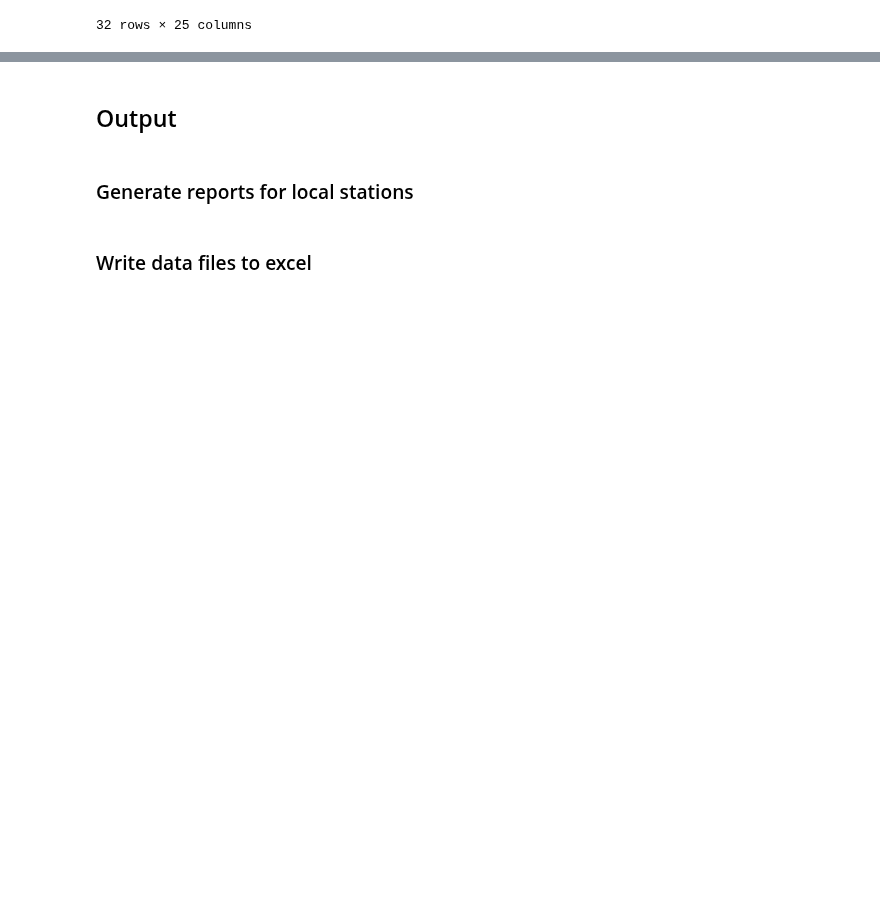
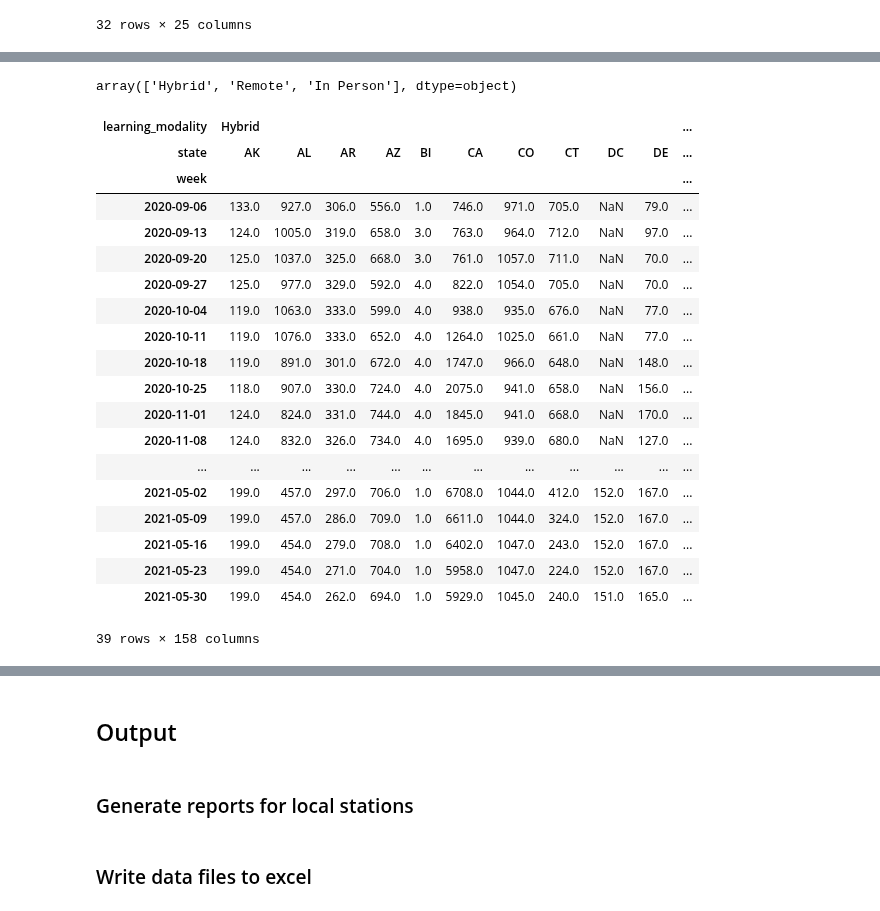
Before and after one commit to cbs-news-data/crdc-le-referral-data, a Jupyter notebook: notebooks/crdc_referrals_arrests/crdc_le_referrals_arrests.ipynb, the cells around one changed output, grey strips where cells are left out. Cells and saved outputs as stored; diff of their text form; code cells hidden in the pictures; blank space fills up the shorter version.

```diff
--- a/notebooks/crdc_referrals_arrests/crdc_le_referrals_arrests.ipynb
+++ b/notebooks/crdc_referrals_arrests/crdc_le_referrals_arrests.ipynb
@@ -525,0 +554,42 @@ df.query("LEA_STATE == 'TX' & total_arrests > 0")[["SCH_NAME", "total_enrollment
+# %%
+modality_df.learning_modality.unique()
+# %% [output]
+array(['Hybrid', 'Remote', 'In Person'], dtype=object)
+# %%
+weekly_modality_df = (
+    modality_df.pivot_table(
+    index="week",
+    columns=["learning_modality", "state"],
+    values="operational_schools",
+    aggfunc="sum",
+    )
+    .assign(
+        total=lambda x: x.sum(axis=1),
+        pct_in_person=lambda x: x["In Person"].sum(axis=1) / x["total"],
+        pct_hybrid=lambda x: x["Hybrid"].sum(axis=1) / x["total"],
+        pct_remote=lambda x: x["Remote"].sum(axis=1) / x["total"],
+        total_pct=lambda x: x.pct_in_person + x.pct_hybrid + x.pct_remote,
+    )
+)
+weekly_modality_df
+# %% [output]
+| learning_modality | Hybrid |  |  |  |  |  |  |  |  |  | ... |
+| state | AK | AL | AR | AZ | BI | CA | CO | CT | DC | DE | ... |
+| week |  |  |  |  |  |  |  |  |  |  | ... |
+| 2020-09-06 | 133.0 | 927.0 | 306.0 | 556.0 | 1.0 | 746.0 | 971.0 | 705.0 | NaN | 79.0 | ... |
+| 2020-09-13 | 124.0 | 1005.0 | 319.0 | 658.0 | 3.0 | 763.0 | 964.0 | 712.0 | NaN | 97.0 | ... |
+| 2020-09-20 | 125.0 | 1037.0 | 325.0 | 668.0 | 3.0 | 761.0 | 1057.0 | 711.0 | NaN | 70.0 | ... |
+| 2020-09-27 | 125.0 | 977.0 | 329.0 | 592.0 | 4.0 | 822.0 | 1054.0 | 705.0 | NaN | 70.0 | ... |
+| 2020-10-04 | 119.0 | 1063.0 | 333.0 | 599.0 | 4.0 | 938.0 | 935.0 | 676.0 | NaN | 77.0 | ... |
+| 2020-10-11 | 119.0 | 1076.0 | 333.0 | 652.0 | 4.0 | 1264.0 | 1025.0 | 661.0 | NaN | 77.0 | ... |
+| 2020-10-18 | 119.0 | 891.0 | 301.0 | 672.0 | 4.0 | 1747.0 | 966.0 | 648.0 | NaN | 148.0 | ... |
+| 2020-10-25 | 118.0 | 907.0 | 330.0 | 724.0 | 4.0 | 2075.0 | 941.0 | 658.0 | NaN | 156.0 | ... |
+| 2020-11-01 | 124.0 | 824.0 | 331.0 | 744.0 | 4.0 | 1845.0 | 941.0 | 668.0 | NaN | 170.0 | ... |
+| 2020-11-08 | 124.0 | 832.0 | 326.0 | 734.0 | 4.0 | 1695.0 | 939.0 | 680.0 | NaN | 127.0 | ... |
+| ... | ... | ... | ... | ... | ... | ... | ... | ... | ... | ... | ... |
+| 2021-05-02 | 199.0 | 457.0 | 297.0 | 706.0 | 1.0 | 6708.0 | 1044.0 | 412.0 | 152.0 | 167.0 | ... |
+| 2021-05-09 | 199.0 | 457.0 | 286.0 | 709.0 | 1.0 | 6611.0 | 1044.0 | 324.0 | 152.0 | 167.0 | ... |
+| 2021-05-16 | 199.0 | 454.0 | 279.0 | 708.0 | 1.0 | 6402.0 | 1047.0 | 243.0 | 152.0 | 167.0 | ... |
+| 2021-05-23 | 199.0 | 454.0 | 271.0 | 704.0 | 1.0 | 5958.0 | 1047.0 | 224.0 | 152.0 | 167.0 | ... |
+| 2021-05-30 | 199.0 | 454.0 | 262.0 | 694.0 | 1.0 | 5929.0 | 1045.0 | 240.0 | 151.0 | 165.0 | ... |
+39 rows × 158 columns
```
Also changed, not shown: parts of 8 cells of this notebook, 4 other files.
